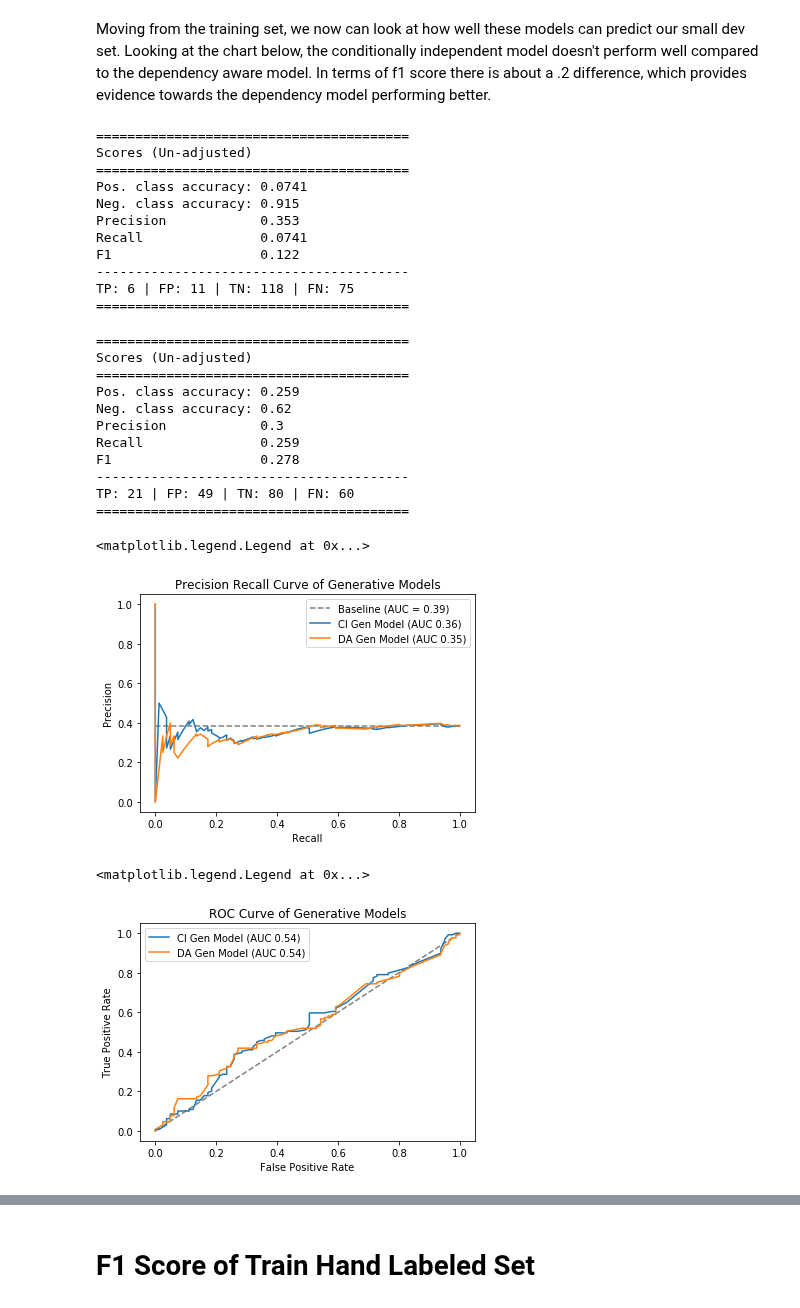
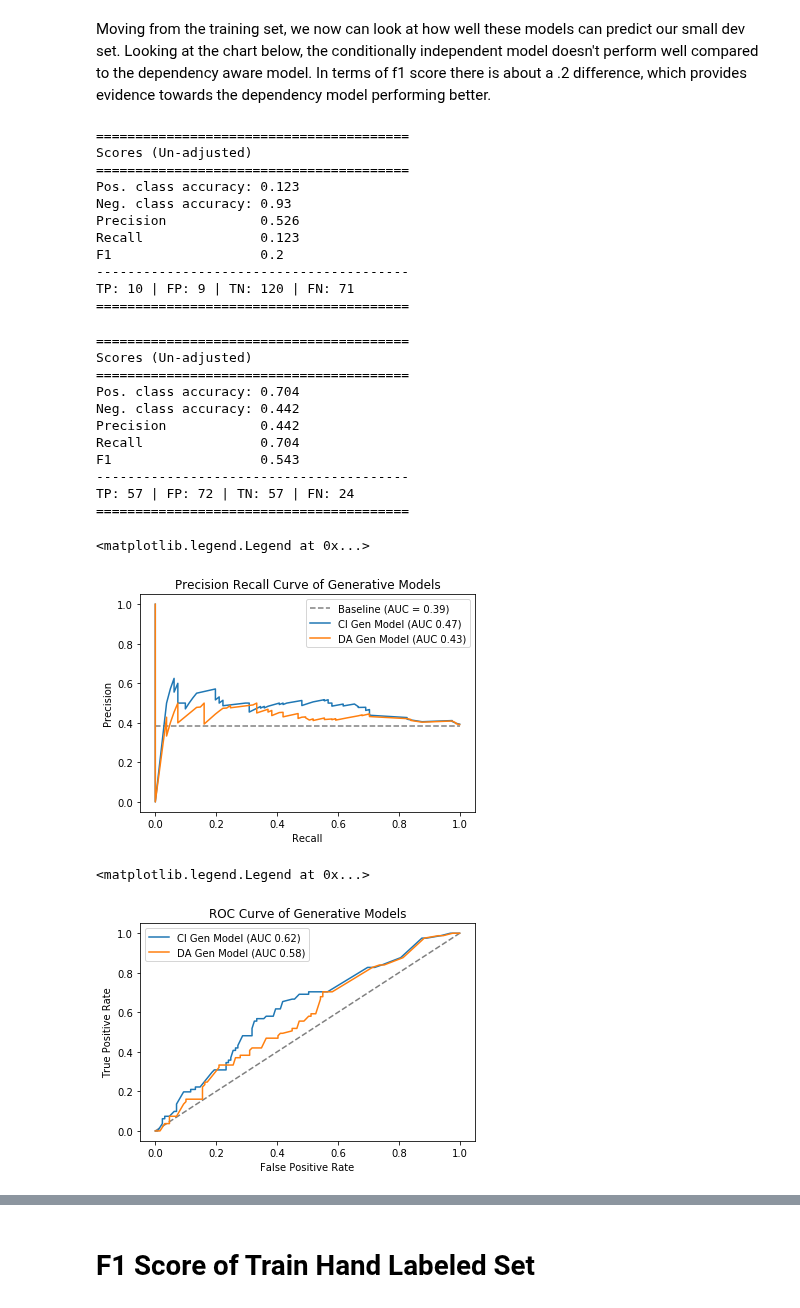
Before and after one commit to greenelab/snorkeling, a Jupyter notebook: All_Relationships/3.model-label-functions.ipynb, the cells around one changed output, grey strips where cells are left out. Cells and saved outputs as stored; diff of their text form; code cells hidden in the pictures.

```diff
--- a/All_Relationships/3.model-label-functions.ipynb
+++ b/All_Relationships/3.model-label-functions.ipynb
@@ -85,6 +82,7 @@ train_candidate_ids[0:10]
 # %%
 dev_data_df = pd.read_excel("data/sentence-labels-dev-hand-labeled.xlsx")
 dev_data_df = dev_data_df[dev_data_df.curated_dsh.notnull()]
+dev_data_df = dev_data_df.sort_values("candidate_id")
 dev_candidate_ids = list(map(int, dev_data_df.candidate_id.values))
 print("Total Hand Labeled Dev Sentences: {}".format(len(dev_candidate_ids)))
 # %% [output]
@@ -140,7 +138,7 @@ The following code below trains two different generative models. One model follo
 indep_gen_model = GenerativeModel()
 indep_gen_model.train(
     L_train,
-    epochs=30,
+    epochs=40,
     decay=0.95,
     step_size=0.1 / L_train.shape[0],
     reg_param=1e-6,
@@ -252,13 +250,13 @@ _ = indep_gen_model.error_analysis(session, L_dev, dev_data_df.curated_dsh.apply
 ========================================
 Scores (Un-adjusted)
 ========================================
-Pos. class accuracy: 0.0741
-Neg. class accuracy: 0.915
-Precision            0.353
-Recall               0.0741
-F1                   0.122
+Pos. class accuracy: 0.123
+Neg. class accuracy: 0.93
+Precision            0.526
+Recall               0.123
+F1                   0.2
 ----------------------------------------
-TP: 6 | FP: 11 | TN: 118 | FN: 75
+TP: 10 | FP: 9 | TN: 120 | FN: 71
 ========================================
 # %%
 tp, fp, tn, fn = gen_model.error_analysis(session, L_dev, dev_data_df.curated_dsh.apply(lambda x: -1 if x==0 else x).values)
@@ -266,13 +264,13 @@ tp, fp, tn, fn = gen_model.error_analysis(session, L_dev, dev_data_df.curated_ds
 ========================================
 Scores (Un-adjusted)
 ========================================
-Pos. class accuracy: 0.259
-Neg. class accuracy: 0.62
-Precision            0.3
-Recall               0.259
-F1                   0.278
+Pos. class accuracy: 0.704
+Neg. class accuracy: 0.442
+Precision            0.442
+Recall               0.704
+F1                   0.543
 ----------------------------------------
-TP: 21 | FP: 49 | TN: 80 | FN: 60
+TP: 57 | FP: 72 | TN: 57 | FN: 24
 ========================================
 # %%
 L_dev_ci_marginals = indep_gen_model.marginals(L_dev)
@@ -294,17 +292,17 @@ plt.ylabel("Precision")
 plt.legend()
 # %% [output]
 <matplotlib.legend.Legend at 0x...>
-[figure, old version]
+[figure, new version]
 # %%
 plt.plot([0,1], [0,1], linestyle='--', color='grey')
 for marginal, model_label in zip([L_dev_ci_marginals, L_dev_da_marginals], ["CI Gen Model (AUC {:.2f})", "DA Gen Model (AUC {:.2f})"]):
-    tpr, fpr, threshold = roc_curve(dev_data_labels, marginal)
+    fpr, tpr, threshold = roc_curve(dev_data_labels, marginal)
     area = auc(fpr, tpr)
     plt.plot(fpr, tpr, label=model_label.format(area))
 plt.title("ROC Curve of Generative Models")
 plt.xlabel("False Positive Rate")
 plt.ylabel("True Positive Rate")
 plt.legend()
 # %% [output]
 <matplotlib.legend.Legend at 0x...>
-[figure, old version]
+[figure, new version]
```
Also changed, not shown: parts of 21 cells of this notebook, 4 other files.
